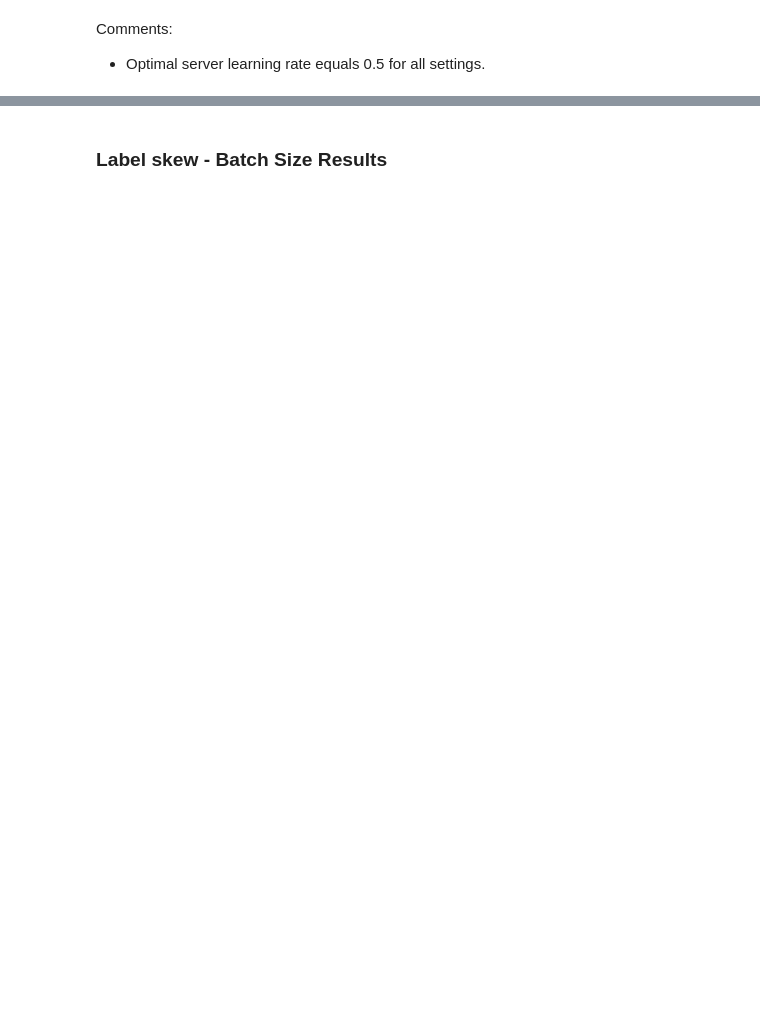
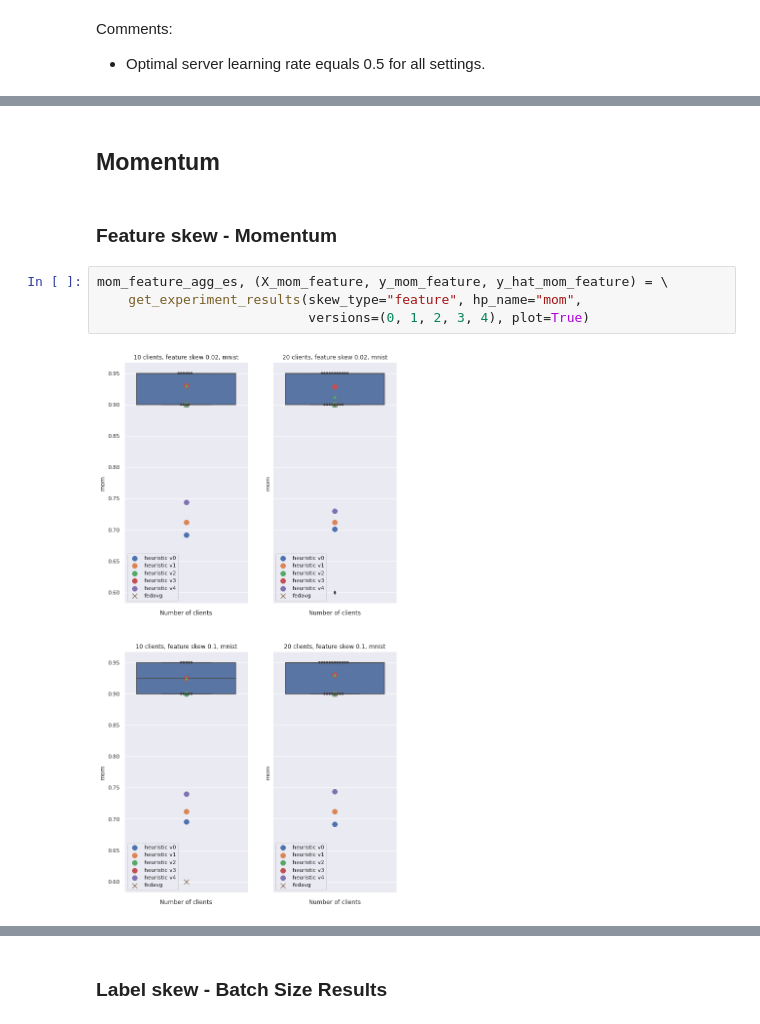
Before and after one commit to isabella232/projects-data, a Jupyter notebook: hyperparam_heuristic/visualize_heuristics.ipynb, the cells around one changed output, grey strips where cells are left out. Saved outputs shown, nothing was run; the diff lists cells and outputs as text; blank space fills up the shorter version.

```diff
--- a/hyperparam_heuristic/visualize_heuristics.ipynb
+++ b/hyperparam_heuristic/visualize_heuristics.ipynb
@@ -198,0 +172,10 @@ Comments:
+# %% [markdown]
+## Momentum
+# %% [markdown]
+### Feature skew - Momentum
+# %%
+mom_feature_agg_es, (X_mom_feature, y_mom_feature, y_hat_mom_feature) = \
+    get_experiment_results(skew_type="feature", hp_name="mom",
+                           versions=(0, 1, 2, 3, 4), plot=True)
+# %% [output]
+[figure, added]
```
Also changed, not shown: parts of 64 cells of this notebook, 7 other files.
